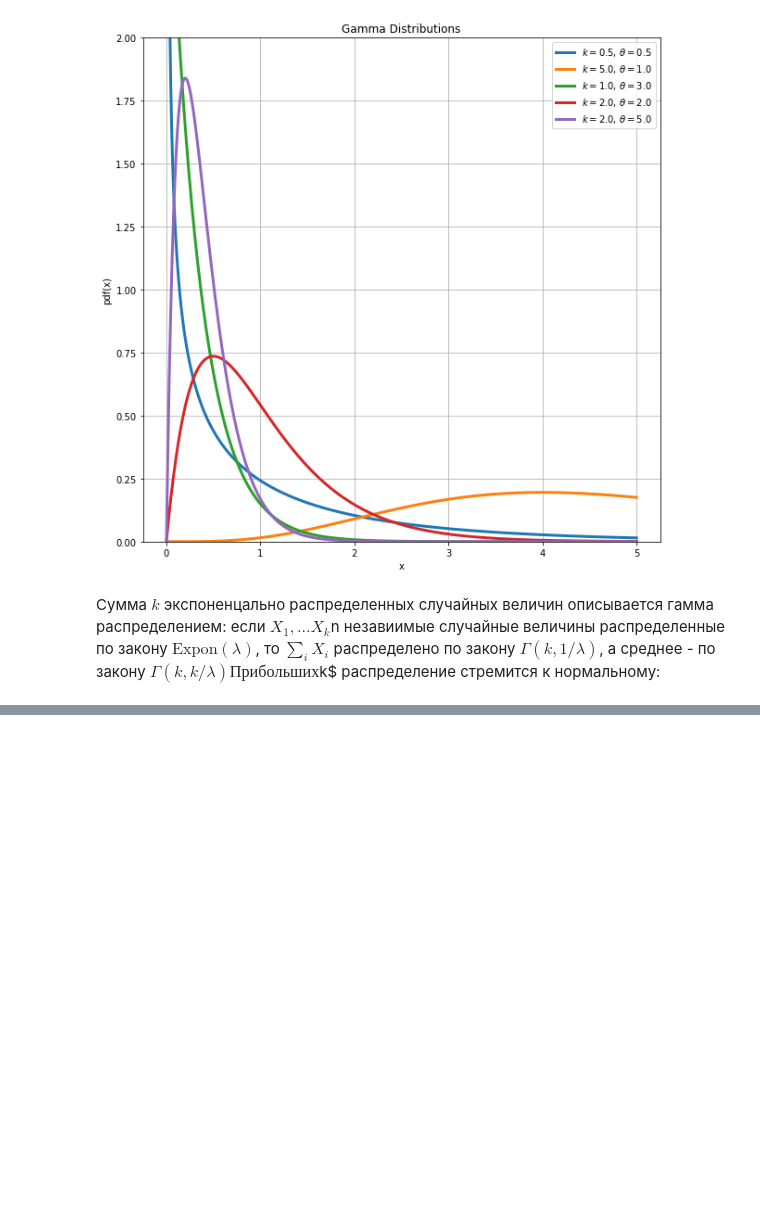
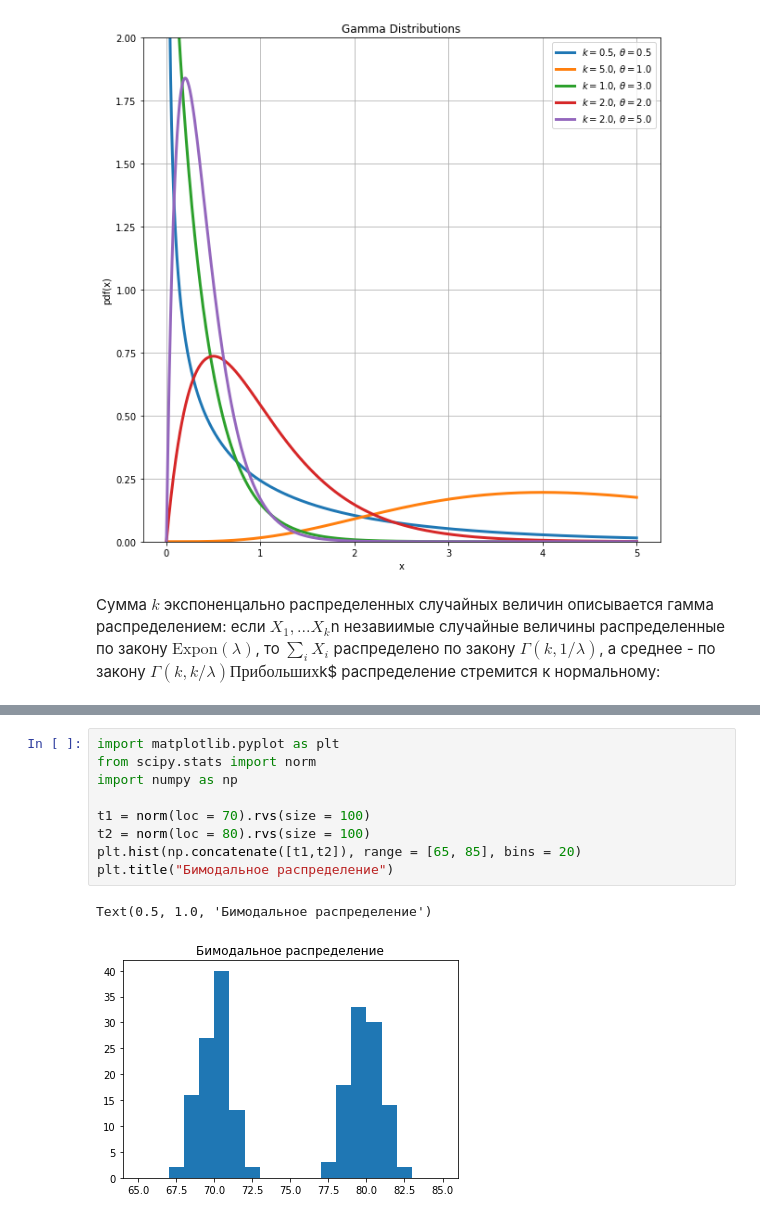
Before and after one commit to mozgit/From-Stats-to-ML, a Jupyter notebook: Лекция_3_Распределения.ipynb, the cells around one changed output, grey strips where cells are left out. Cells and saved outputs as stored; diff of their text form; blank space fills up the shorter version.

```diff
--- a/Лекция_3_Распределения.ipynb
+++ b/Лекция_3_Распределения.ipynb
@@ -539,0 +637,12 @@ ax[2].grid(True)
+# %%
+import matplotlib.pyplot as plt
+from scipy.stats import norm
+import numpy as np
+
+t1 = norm(loc = 70).rvs(size = 100)
+t2 = norm(loc = 80).rvs(size = 100)
+plt.hist(np.concatenate([t1,t2]), range = [65, 85], bins = 20)
+plt.title("Бимодальное распределение")
+# %% [output]
+Text(0.5, 1.0, 'Бимодальное распределение')
+[figure, added]
```
Also changed, not shown: parts of 12 cells of this notebook.
